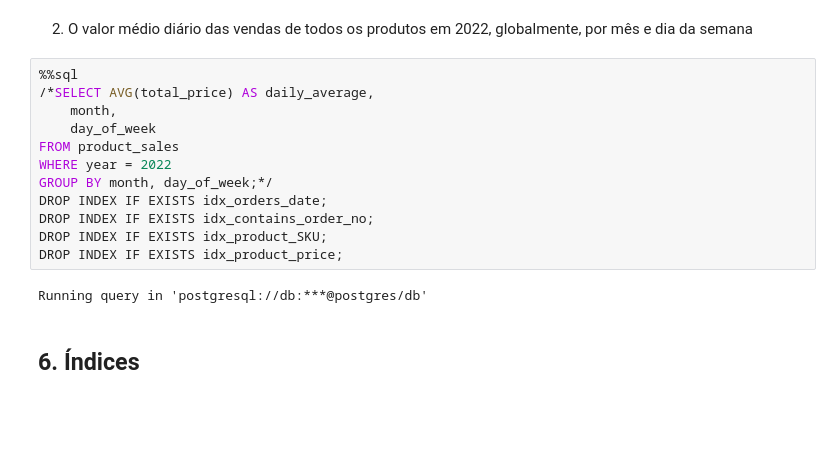
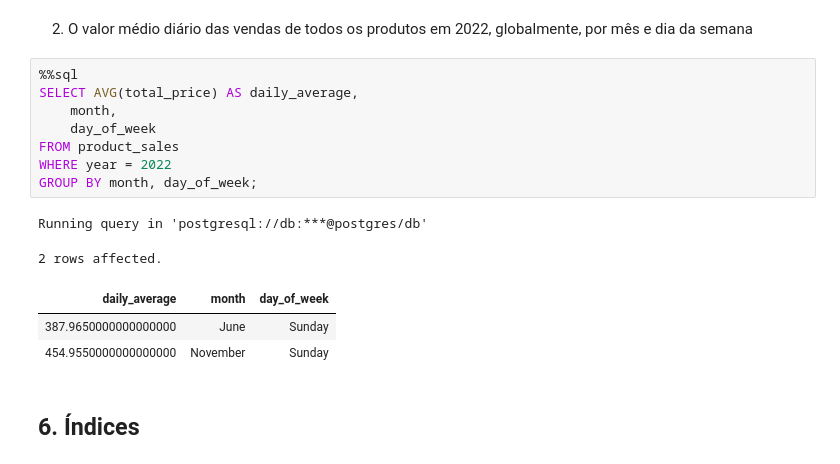
Before and after one commit to joaopr03/db_project, a Jupyter notebook: Entrega3/E3-report-19.ipynb, the cells around one changed output. Cells and saved outputs as stored; diff of their text form; blank space fills up the shorter version.

```diff
--- a/Entrega3/E3-report-19.ipynb
+++ b/Entrega3/E3-report-19.ipynb
@@ -521,18 +521,18 @@ Running query in 'postgresql://db:***@postgres/db'
 2. O valor médio diário das vendas de todos os produtos em 2022, globalmente, por mês e dia da semana
 # %%
 %%sql
-/*SELECT AVG(total_price) AS daily_average,
+SELECT AVG(total_price) AS daily_average,
     month,
     day_of_week
 FROM product_sales
 WHERE year = 2022
-GROUP BY month, day_of_week;*/
-DROP INDEX IF EXISTS idx_orders_date;
-DROP INDEX IF EXISTS idx_contains_order_no;
-DROP INDEX IF EXISTS idx_product_SKU;
-DROP INDEX IF EXISTS idx_product_price;
+GROUP BY month, day_of_week;
 # %% [output]
 Running query in 'postgresql://db:***@postgres/db'
+2 rows affected.
+| daily_average | month | day_of_week |
+| 387.9650000000000000 | June | Sunday |
+| 454.9550000000000000 | November | Sunday |
 # %% [markdown]
 ## 6. Índices
 # %% [markdown]
```
